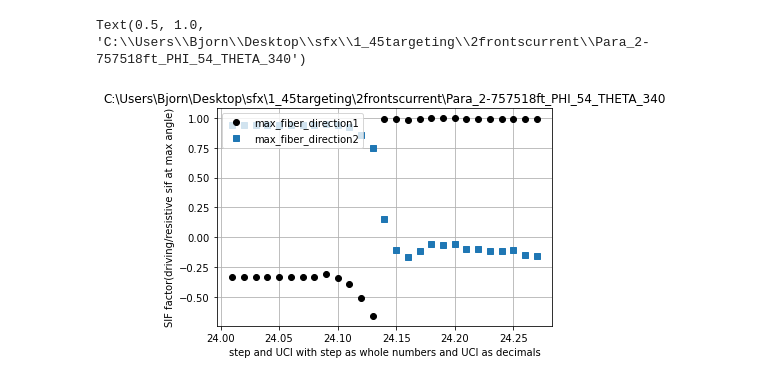
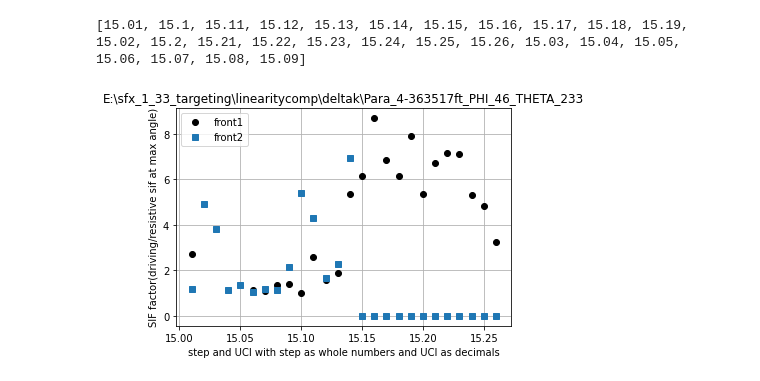
Before and after one commit to Bjorn-jo/sfxcodes, a Jupyter notebook: SIF_factors copy.ipynb, the cells around one changed output. Drawn from its saved outputs; the diff is of its cells as text; code cells hidden in the pictures.

```diff
--- a/SIF_factors copy.ipynb
+++ b/SIF_factors copy.ipynb
@@ -402,17 +367,16 @@ for _ in range(len(max_fiber_direction2)):
 # %%
-plt.plot(folder_listnum,max_fiber_direction1,'o',color='black',label='max_fiber_direction1')
-plt.plot(folder_listnum,max_fiber_direction2,'s', label='max_fiber_direction2')
+plt.plot(folder_listnum,front_1_factor,'o',color='black',label='front1')
+plt.plot(folder_listnum,front_2_factor,'s', label='front2')
 #plt.plot([max(folder_listnum2),max(folder_listnum2)],[1,5],label='end of front 2')
 plt.xlabel('step and UCI with step as whole numbers and UCI as decimals')
 plt.ylabel('SIF factor(driving/resistive sif at max angle)')
 plt.legend(loc='upper left')
 #plt.axis([20.75,21.25,1,10])
 plt.grid()
 plt.title(folder_path)
-
-#print(max(max(front_1_factor),max(front_2_factor)))
+print(folder_listnum)
 # %% [output]
-Text(0.5, 1.0, 'C:\\Users\\Bjorn\\Desktop\\sfx\\1_45targeting\\2frontscurrent\\Para_2-757518ft_PHI_54_THETA_340')
+[15.01, 15.1, 15.11, 15.12, 15.13, 15.14, 15.15, 15.16, 15.17, 15.18, 15.19, 15.02, 15.2, 15.21, 15.22, 15.23, 15.24, 15.25, 15.26, 15.03, 15.04, 15.05, 15.06, 15.07, 15.08, 15.09]
-[figure, old version]
+[figure, new version]
 # %%
 #plt.plot([max(folder_listnum2),max(folder_listnum2)],[1,5])
```
Also changed, not shown: parts of 3 cells of this notebook, 1 other file.
